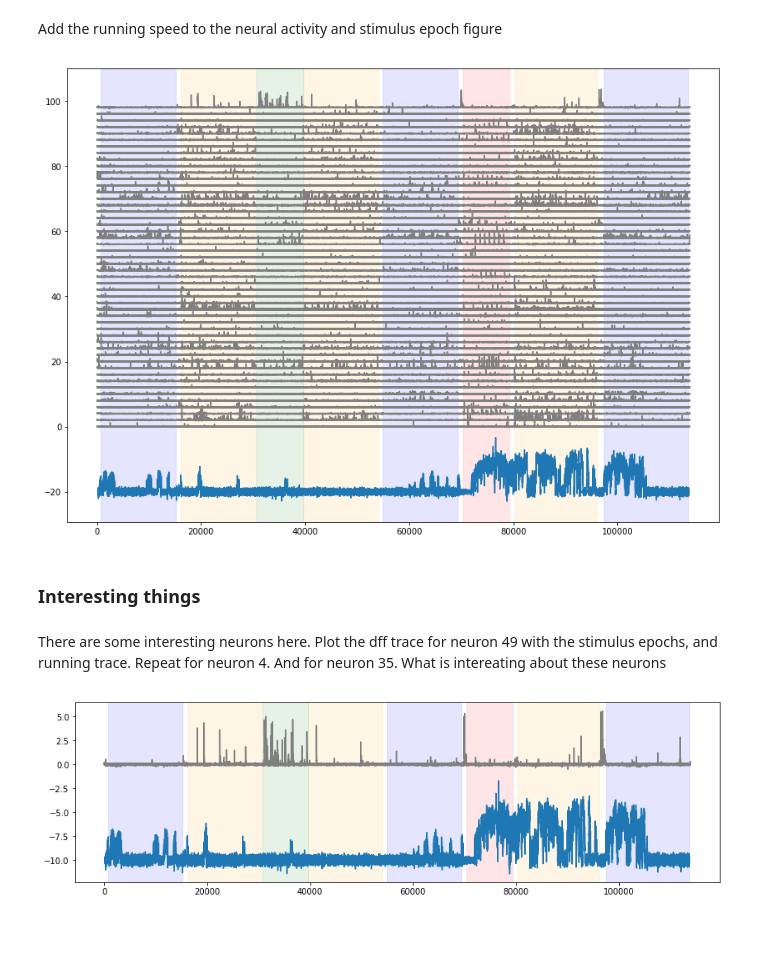
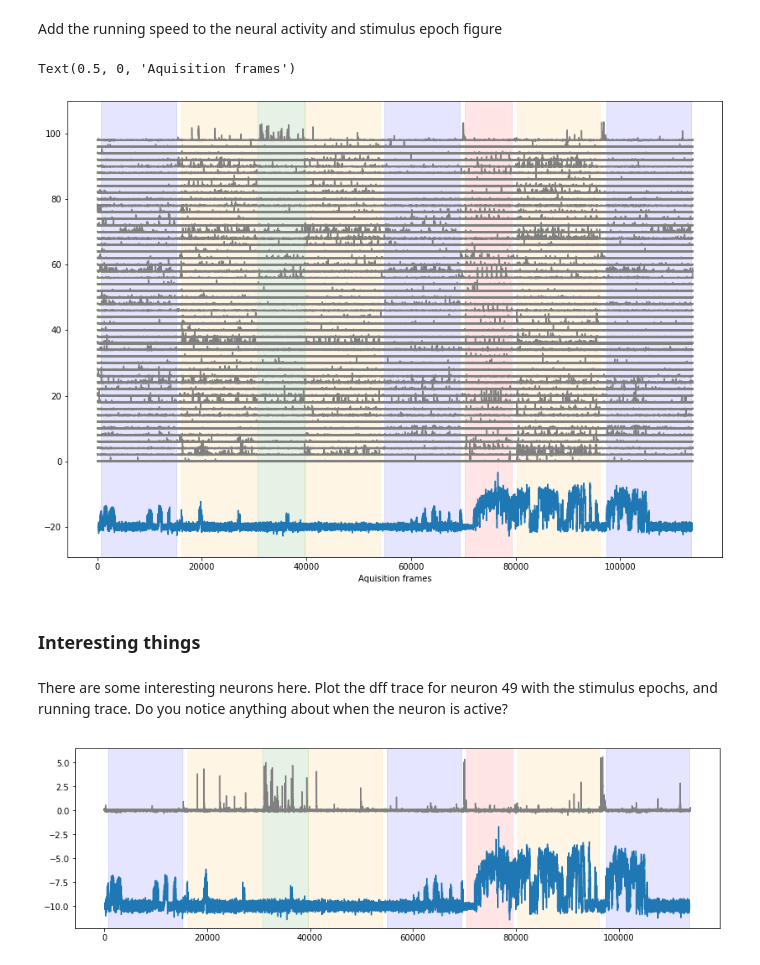
Before and after one commit to AllenSWDB/TReND_2024, a Jupyter notebook: code/Open for (Neuro)Science 2021 - 2P Visual Coding ANSWER KEY.ipynb, the cells around one changed output. Cells and saved outputs as stored; diff of their text form; code cells hidden in the pictures; blank space fills up the shorter version.

```diff
--- a/code/Open for (Neuro)Science 2021 - 2P Visual Coding ANSWER KEY.ipynb
+++ b/code/Open for (Neuro)Science 2021 - 2P Visual Coding ANSWER KEY.ipynb
@@ -379,6 +389,8 @@ Let's look at the first 50 cells.
 # %%
 fig = plt.figure(figsize=(10,8))
 for i in range(50):
-    plt.plot(dff[i,:]+(i*2), color='gray')
+    plt.plot(ts, dff[i,:]+(i*2), color='gray')
+plt.xlabel("Time (s)")
+plt.ylabel("DFF (%) - offset")
 sns.despine()
 # %% [output]
@@ -409,0 +430,4 @@ Overlay stimulus epochs on the DFF traces.
+# %%
+#live code?
+for c,stim_name in enumerate(stim_epoch.stimulus.unique()):
+    print(c, stim_name)
@@ -439,21 +484,26 @@ Add the running speed to the neural activity and stimulus epoch figure
 # %%
 fig = plt.figure(figsize=(14,10))
 for i in range(50):
     plt.plot(dff[i,:]+(i*2), color='gray')
+
+#Add the running speed - we'll offset this below the traces
 plt.plot((0.2*dxcm)-20)
 
 #for each stimulus, shade the plot when the stimulus is presented
 colors = ['blue','orange','green','red']
 for c,stim_name in enumerate(stim_epoch.stimulus.unique()):
     stim = stim_epoch[stim_epoch.stimulus==stim_name]
     for j in range(len(stim)):
         plt.axvspan(xmin=stim.start.iloc[j], xmax=stim.end.iloc[j], color=colors[c], alpha=0.1)
+
+plt.xlabel("Aquisition frames")
 # %% [output]
+Text(0.5, 0, 'Aquisition frames')
-[figure, old version]
+[figure, new version]
 # %% [markdown]
 ### Interesting things
 # %% [markdown]
-There are some interesting neurons here.  Plot the dff trace for neuron 49 with the stimulus epochs, and running trace. Repeat for neuron 4. And for neuron 35.  What is intereating about these neurons
+There are some interesting neurons here.  Plot the dff trace for neuron 49 with the stimulus epochs, and running trace. Do you notice anything about when the neuron is active?
 # %%
 fig = plt.figure(figsize=(14,4))
 
```
Also changed, not shown: parts of 47 cells of this notebook.
